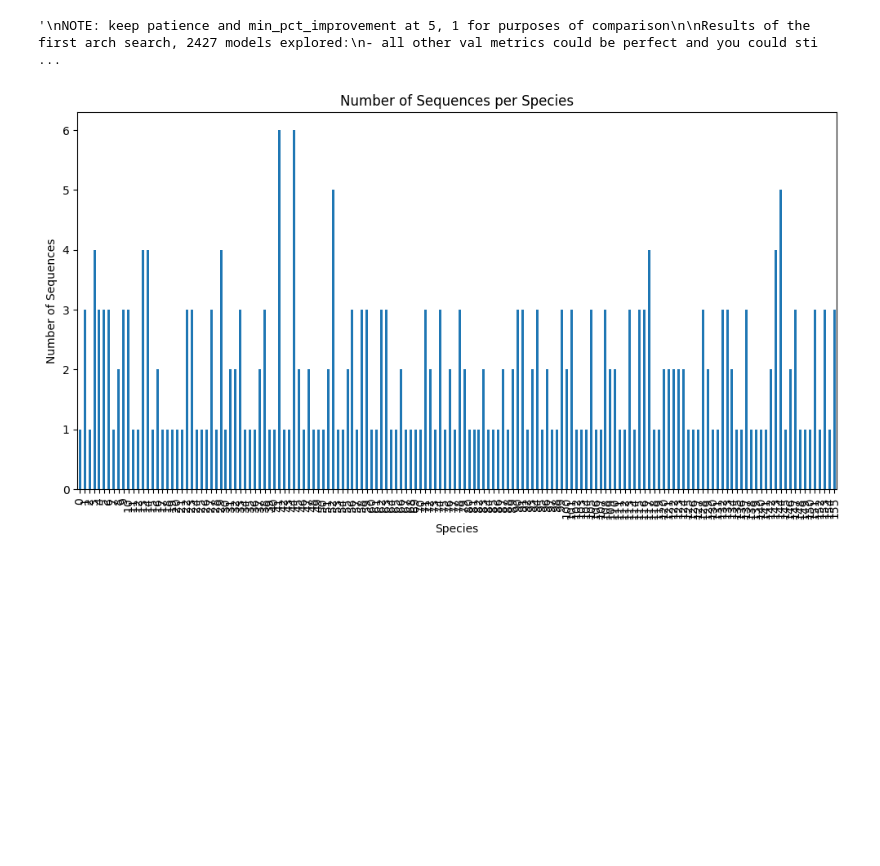
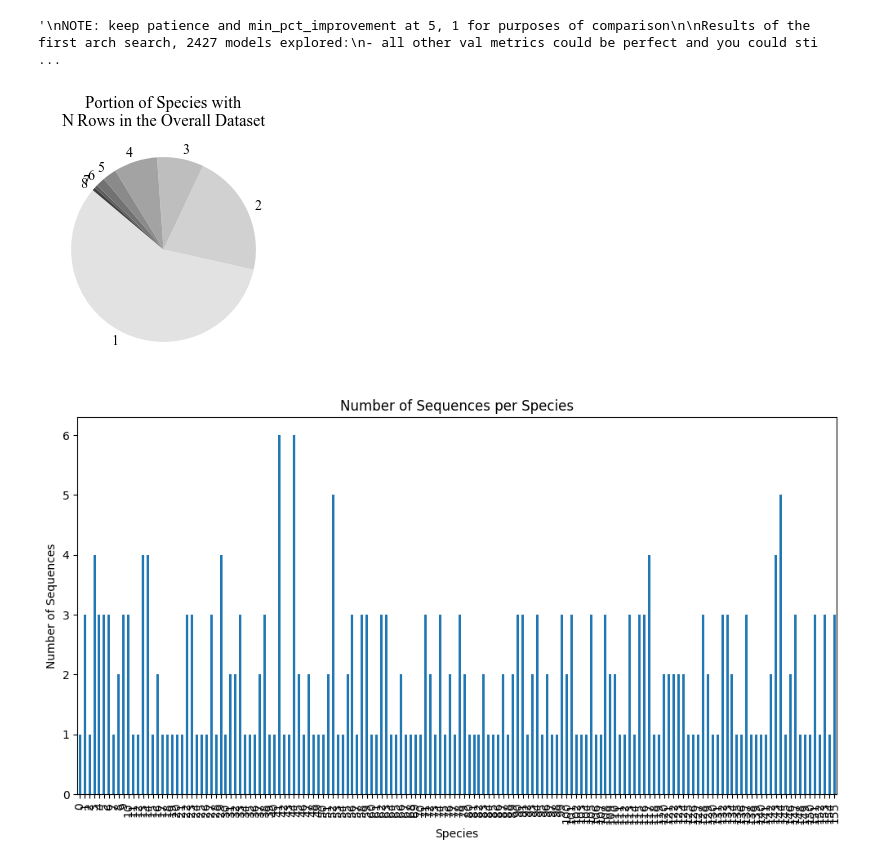
Before and after one commit to AmlanMishra2004/eDNA, a Jupyter notebook: interpret_results.ipynb, the cells around one changed output. Cells and saved outputs as stored; diff of their text form; code cells hidden in the pictures; blank space fills up the shorter version.

```diff
--- a/interpret_results.ipynb
+++ b/interpret_results.ipynb
@@ -30,6 +30,38 @@ next steps:
 """
 # %% [output]
 '\nNOTE: keep patience and min_pct_improvement at 5, 1 for purposes of comparison\n\nResults of the first arch search, 2427 models explored:\n- all other val metrics could be perfect and you could sti ...
+# %%
+import pandas as pd
+import matplotlib.pyplot as plt
+import matplotlib as mpl
+import numpy as np
+
+# Set the font to Times New Roman
+mpl.rcParams['font.family'] = 'Times New Roman'
+
+# Load the dataset
+
+df = pd.read_csv('datasets/v4_combined_reference_sequences.csv', sep=';')
+# df = pd.read_csv('datasets/train_no_dup.csv', sep=',')
+
+# Group the data by species and count the number of sequences for each
+species_counts = df.groupby('species_cat')['seq'].count()
+
+# Count the number of species that have 1, 2, ..., 6 rows
+row_counts = species_counts.value_counts().sort_index()
+
+# Create a pie chart with a less colorful color scheme
+colors = plt.cm.Greys(np.linspace(0.2, 0.8, row_counts.size))
+plt.figure(figsize=(3, 3))
+plt.pie(row_counts, labels=row_counts.index, startangle=140, colors=colors)
+
+# Set the title
+plt.title('Portion of Species with\nN Rows in the Overall Dataset')
+
+# Show the plot
+plt.show()
+# %% [output]
+[figure, added]
 # %%
 df = pd.read_csv('datasets/train_no_dup.csv', sep=',')
 # Group the data by species and count the number of sequences for each
```
Also changed, not shown: 5 other files.
